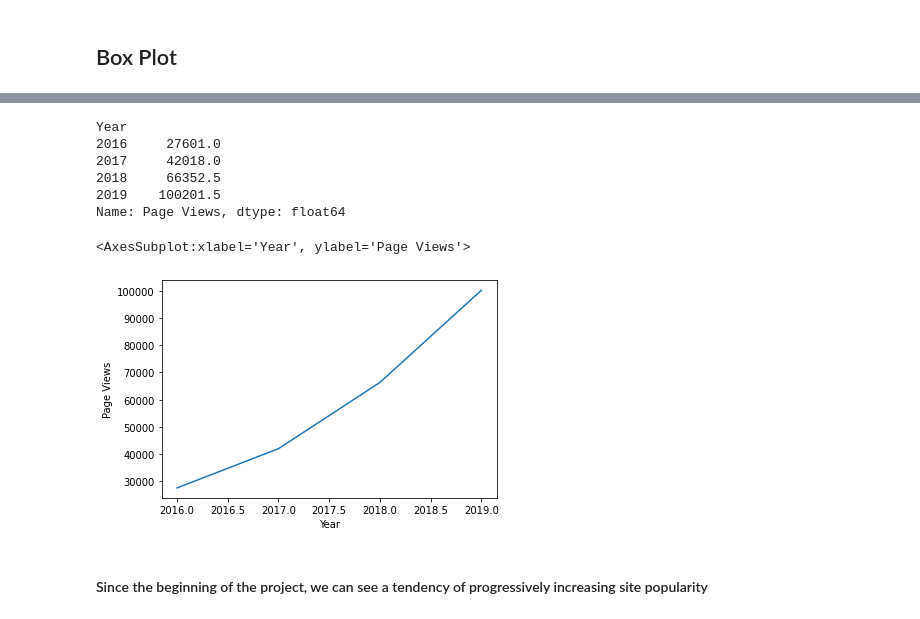
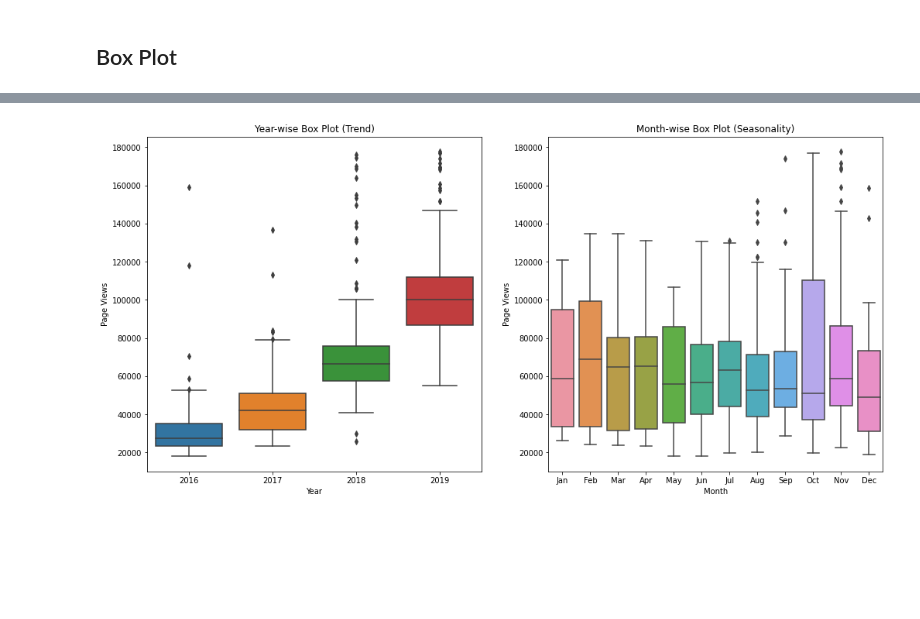
Before and after one commit to Hector-N/FCC-Data-Analysis-with-Python-Certification, a Jupyter notebook: page_view_time_series_visualizer/time_series_visualizer.ipynb, the cells around one changed output, grey strips where cells are left out. Saved outputs shown, nothing was run; the diff lists cells and outputs as text; code cells hidden in the pictures; blank space fills up the shorter version.

```diff
--- a/page_view_time_series_visualizer/time_series_visualizer.ipynb
+++ b/page_view_time_series_visualizer/time_series_visualizer.ipynb
@@ -220,17 +134,46 @@ year_gr.describe()
-# %%
-medians = year_gr['Page Views'].median()
-medians
-# %% [output]
-Year
-2016     27601.0
-2017     42018.0
-2018     66352.5
-2019    100201.5
-Name: Page Views, dtype: float64
-# %%
-sns.lineplot(x=medians.index, y=medians)
-# %% [output]
-<AxesSubplot:xlabel='Year', ylabel='Page Views'>
-[figure, removed]
-# %% [markdown]
-#### Since the beginning of the project, we can see a tendency of progressively increasing site popularity
+# %%
+# def draw_box_plot():
+def draw_box_plot(dataset):
+
+    # df_box = views_cleaned.copy()
+    df_box = dataset.copy()
+    df_box.reset_index(inplace=True)
+    df_box['year'] = [d.year for d in df_box.date]
+    df_box['month'] = [d.strftime('%b') for d in df_box.date]
+
+    df_box.rename({'month': 'Month',
+                   'year': 'Year',
+                   'value': 'Page Views',
+                   'date': 'Date'}, axis=1, inplace=True)
+
+    # Set month as category and give it order
+    months_abbr = df_box.Month.unique()
+    # print(months_abbr)
+    months_abbr_sorted = ['Jan', 'Feb', 'Mar', 'Apr', 'May', 'Jun', 'Jul', 'Aug', 'Sep', 'Oct', 'Nov', 'Dec']
+    months_abbr_type = pd.api.types.CategoricalDtype(categories=months_abbr_sorted, ordered=True)
+    df_box['Month'] = df_box.Month.astype(months_abbr_type)
+
+#     fig = plt.figure(figsize=(10.0, 5.0))
+    fig = plt.figure(figsize=(12.0, 6.0))
+
+    axes_1 = fig.add_axes([0, 0, 0.5, 1])
+    axes_1.set_title('Year-wise Box Plot (Trend)')
+    # axes_1.set_xlabel('Year')
+    # axes_1.set_ylabel('Page Views')
+    sns.boxplot(x='Year', y='Page Views', data=df_box)
+
+    axes_2 = fig.add_axes([0.6, 0.0,
+                           0.5, 1])
+    axes_2.set_title('Month-wise Box Plot (Seasonality)')
+    # axes_2.set_xlabel('Month')
+    # axes_2.set_ylabel('Page Views')
+    sns.boxplot(x='Month', y='Page Views', data=df_box)
+
+    # Save image
+    fig.savefig('box_plot.png')
+
+    return fig
+# %%
+box_plot_cleaned = draw_box_plot(views_cleaned)
+# %% [output]
+[figure, added]
```
Also changed, not shown: parts of 20 cells of this notebook, 5 other files.
